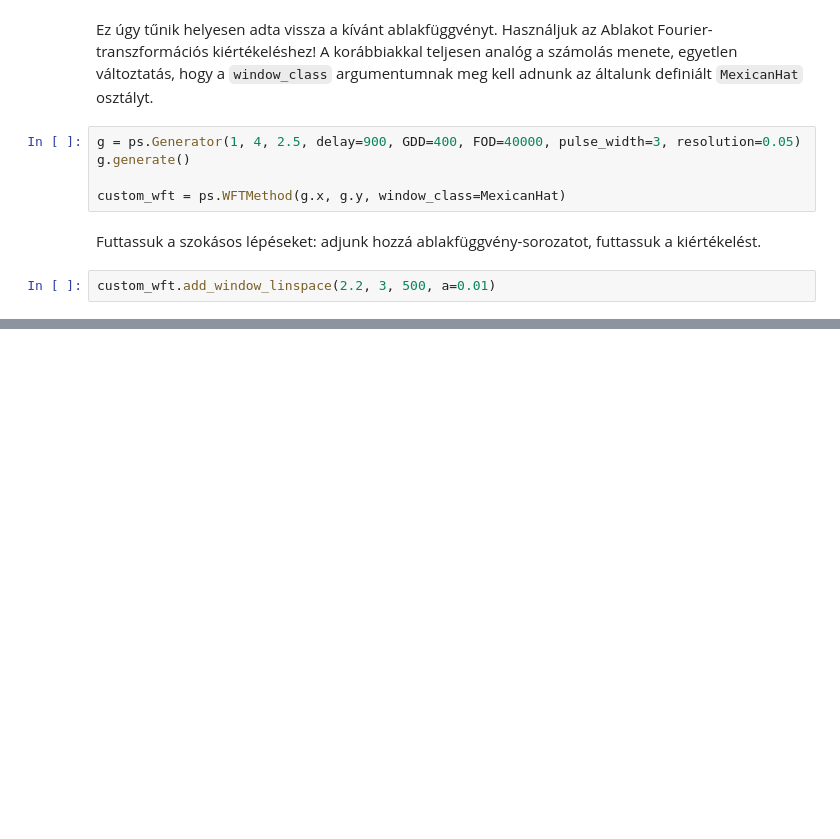
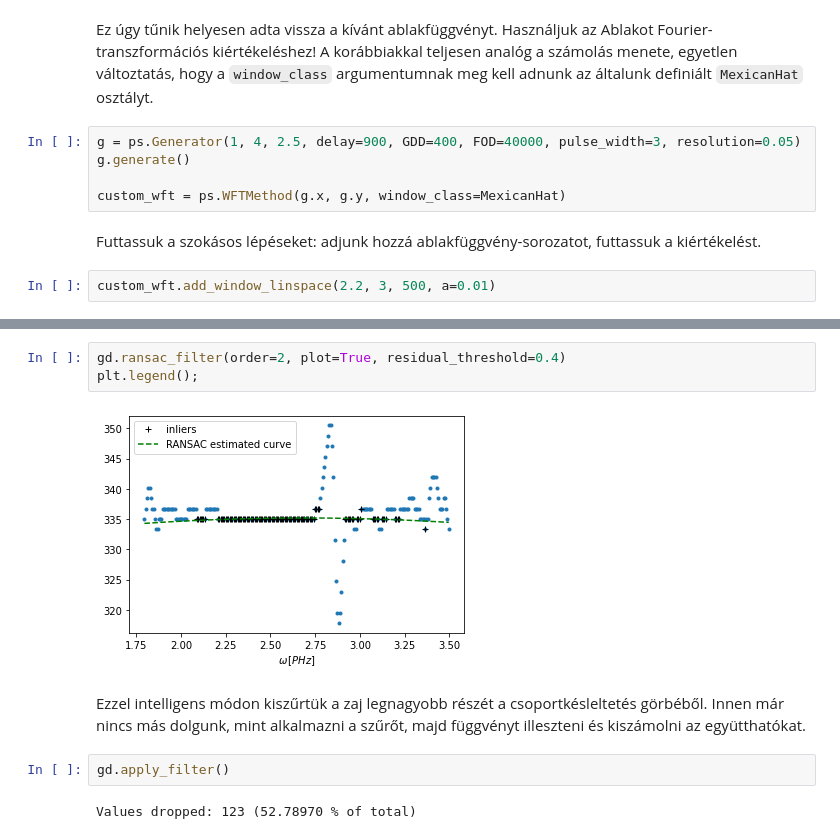
Before and after one commit to Ptrskay3/PySprint, a Jupyter notebook: doc/hu_wft.ipynb, the cells around one changed output, grey strips where cells are left out. Saved outputs shown, nothing was run; the diff lists cells and outputs as text; blank space fills up the shorter version.

```diff
--- a/doc/hu_wft.ipynb
+++ b/doc/hu_wft.ipynb
@@ -224,0 +272,11 @@ custom_wft.heatmap()
+# %%
+gd.ransac_filter(order=2, plot=True, residual_threshold=0.4)
+plt.legend();
+# %% [output]
+[figure, added]
+# %% [markdown]
+Ezzel intelligens módon kiszűrtük a zaj legnagyobb részét a csoportkésleltetés görbéből. Innen már nincs más dolgunk, mint alkalmazni a szűrőt, majd függvényt illeszteni és kiszámolni az együtthatókat.
+# %%
+gd.apply_filter()
+# %% [output]
+Values dropped: 123 (52.78970 % of total)
```
Also changed, not shown: parts of 17 cells of this notebook, 9 other files.
